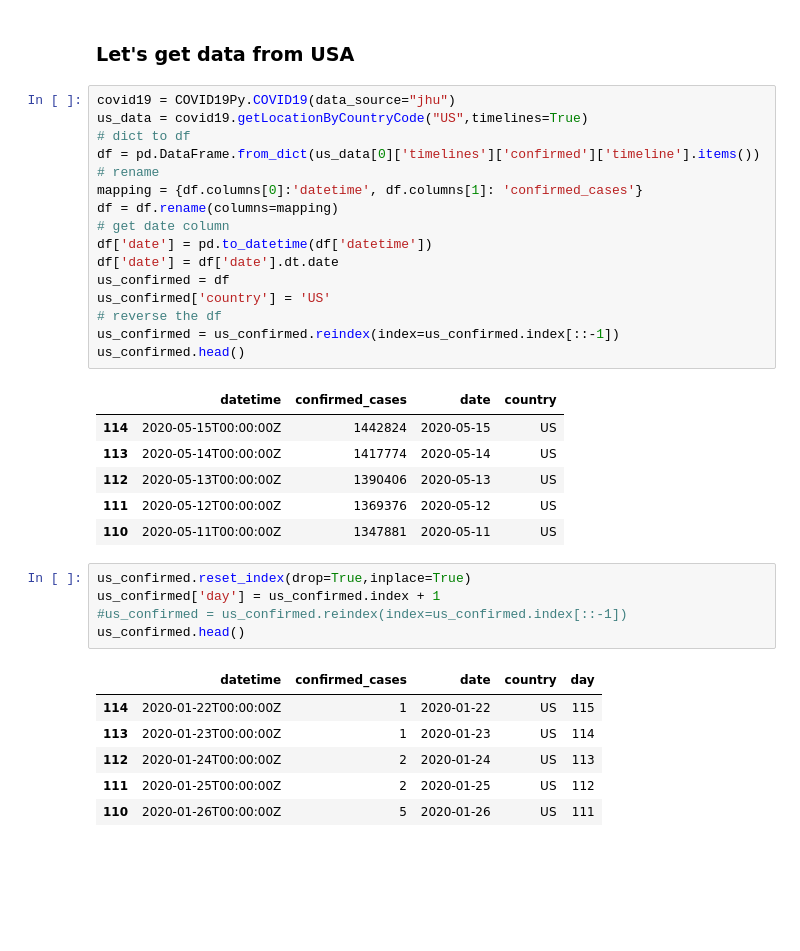
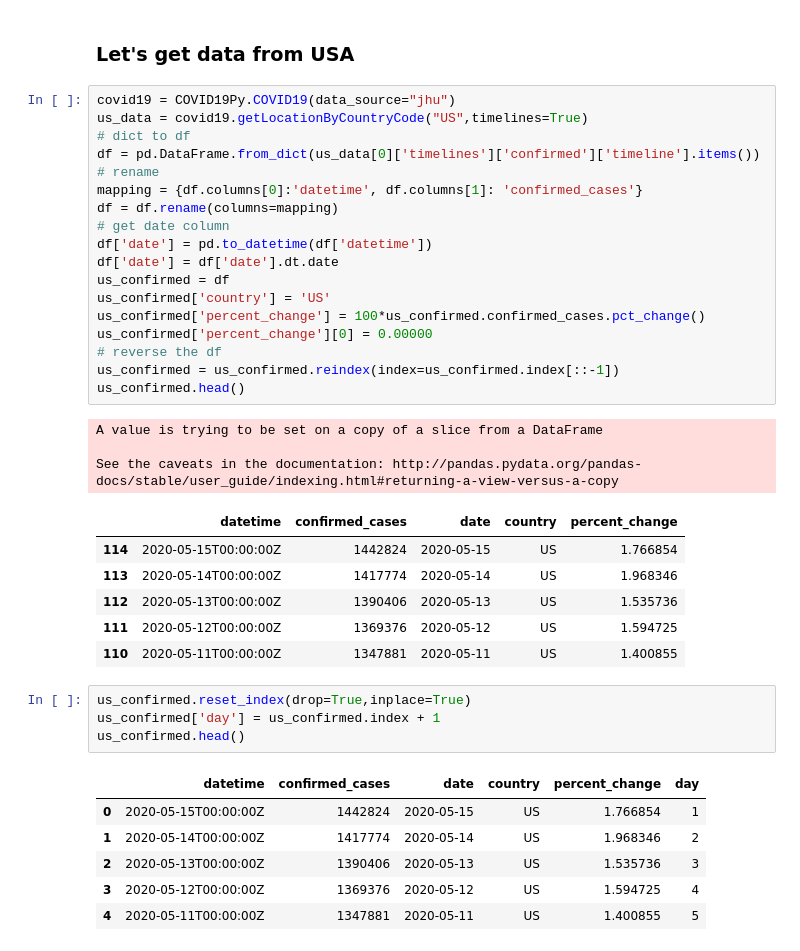
Before and after one commit to AksChougule/clinical-text, a Jupyter notebook: covid19-cases/covid-19-cases-eda-with-covid19py.ipynb, the cells around one changed output. Cells and saved outputs as stored; diff of their text form; blank space fills up the shorter version.

```diff
--- a/covid19-cases/covid-19-cases-eda-with-covid19py.ipynb
+++ b/covid19-cases/covid-19-cases-eda-with-covid19py.ipynb
@@ -148,37 +152,41 @@ india_confirmed.head()
 # %%
 covid19 = COVID19Py.COVID19(data_source="jhu")
 us_data = covid19.getLocationByCountryCode("US",timelines=True)
 # dict to df
 df = pd.DataFrame.from_dict(us_data[0]['timelines']['confirmed']['timeline'].items())
 # rename
 mapping = {df.columns[0]:'datetime', df.columns[1]: 'confirmed_cases'}
 df = df.rename(columns=mapping)
 # get date column
 df['date'] = pd.to_datetime(df['datetime'])
 df['date'] = df['date'].dt.date
 us_confirmed = df
 us_confirmed['country'] = 'US'
+us_confirmed['percent_change'] = 100*us_confirmed.confirmed_cases.pct_change()
+us_confirmed['percent_change'][0] = 0.00000
 # reverse the df
 us_confirmed = us_confirmed.reindex(index=us_confirmed.index[::-1])
 us_confirmed.head()
 # %% [output]
+A value is trying to be set on a copy of a slice from a DataFrame
+
+See the caveats in the documentation: http://pandas.pydata.org/pandas-docs/stable/user_guide/indexing.html#returning-a-view-versus-a-copy
-|  | datetime | confirmed_cases | date | country |
-| 114 | 2020-05-15T00:00:00Z | 1442824 | 2020-05-15 | US |
-| 113 | 2020-05-14T00:00:00Z | 1417774 | 2020-05-14 | US |
-| 112 | 2020-05-13T00:00:00Z | 1390406 | 2020-05-13 | US |
-| 111 | 2020-05-12T00:00:00Z | 1369376 | 2020-05-12 | US |
-| 110 | 2020-05-11T00:00:00Z | 1347881 | 2020-05-11 | US |
+|  | datetime | confirmed_cases | date | country | percent_change |
+| 114 | 2020-05-15T00:00:00Z | 1442824 | 2020-05-15 | US | 1.766854 |
+| 113 | 2020-05-14T00:00:00Z | 1417774 | 2020-05-14 | US | 1.968346 |
+| 112 | 2020-05-13T00:00:00Z | 1390406 | 2020-05-13 | US | 1.535736 |
+| 111 | 2020-05-12T00:00:00Z | 1369376 | 2020-05-12 | US | 1.594725 |
+| 110 | 2020-05-11T00:00:00Z | 1347881 | 2020-05-11 | US | 1.400855 |
 # %%
 us_confirmed.reset_index(drop=True,inplace=True)
 us_confirmed['day'] = us_confirmed.index + 1
-#us_confirmed = us_confirmed.reindex(index=us_confirmed.index[::-1])
 us_confirmed.head()
 # %% [output]
-|  | datetime | confirmed_cases | date | country | day |
-| 114 | 2020-01-22T00:00:00Z | 1 | 2020-01-22 | US | 115 |
-| 113 | 2020-01-23T00:00:00Z | 1 | 2020-01-23 | US | 114 |
-| 112 | 2020-01-24T00:00:00Z | 2 | 2020-01-24 | US | 113 |
-| 111 | 2020-01-25T00:00:00Z | 2 | 2020-01-25 | US | 112 |
-| 110 | 2020-01-26T00:00:00Z | 5 | 2020-01-26 | US | 111 |
+|  | datetime | confirmed_cases | date | country | percent_change | day |
+| 0 | 2020-05-15T00:00:00Z | 1442824 | 2020-05-15 | US | 1.766854 | 1 |
+| 1 | 2020-05-14T00:00:00Z | 1417774 | 2020-05-14 | US | 1.968346 | 2 |
+| 2 | 2020-05-13T00:00:00Z | 1390406 | 2020-05-13 | US | 1.535736 | 3 |
+| 3 | 2020-05-12T00:00:00Z | 1369376 | 2020-05-12 | US | 1.594725 | 4 |
+| 4 | 2020-05-11T00:00:00Z | 1347881 | 2020-05-11 | US | 1.400855 | 5 |
 # %%
 # Last 30 days
```
Also changed, not shown: parts of 12 cells of this notebook.
